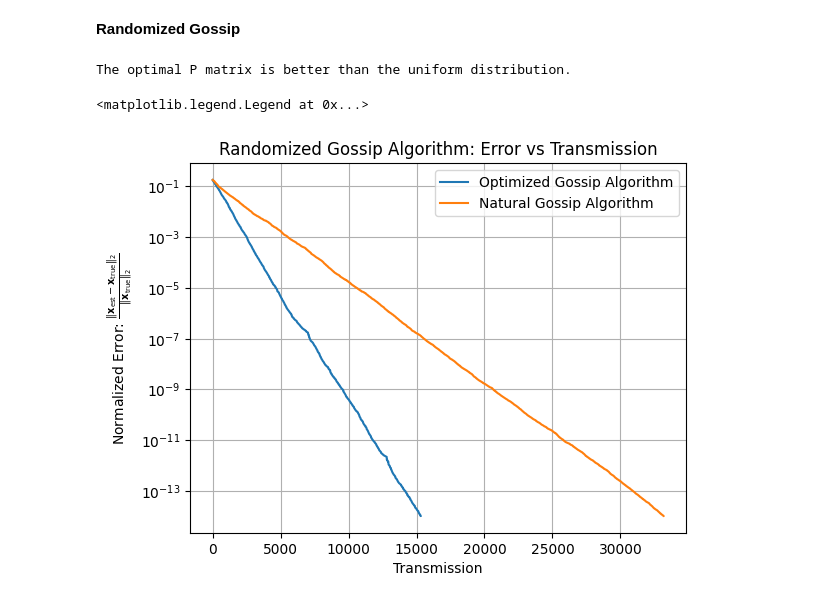
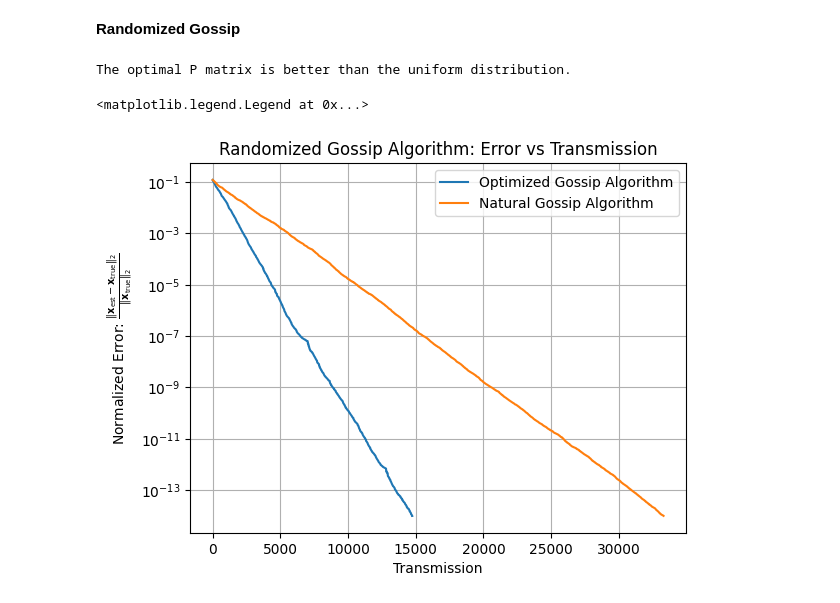
Before and after one commit to josephine-king/EE4540_Project, a Jupyter notebook: distributed_project.ipynb, the cells around one changed output. Drawn from its saved outputs; the diff is of its cells as text; code cells hidden in the pictures.

```diff
--- a/distributed_project.ipynb
+++ b/distributed_project.ipynb
@@ -74,7 +74,7 @@ def get_p_matrix(adjacency_matrix):
     W_bar_vec = p @ Wij_flat / n  # CVXPY expression
 
     # Reshape back to matrix
-    W_bar = cvx.reshape(W_bar_vec, (n, n))
+    W_bar = cvx.reshape(W_bar_vec, (n, n), order='F')
 
     # Introduce the constraints for P  - > row sum has to be 1
     row_sums = [0] * n
@@ -153,31 +153,31 @@ def randomized_gossip(adjacency_matrix, sensor_measurements, P, num_iter):
 
     return error_vals, est_average
 
 # Get the P and W_bar for both natural and optimized averaging
 P_opt = get_p_matrix(adjacency_matrix)
 P_nat = adjacency_matrix / np.sum(adjacency_matrix, axis=1, keepdims=True)
 W_bar1 = get_W_bar(P_opt, adjacency_matrix)
 W_bar2 = get_W_bar(P_nat, adjacency_matrix)
 
 
 if (np.linalg.eigvalsh(W_bar1)[::-1][1] < np.linalg.eigvalsh(W_bar2)[::-1][1]):
     print("The optimal P matrix is better than the uniform distribution.")
 else:
     print("The uniform distribution is better than the optimal P matrix.")
 
 # Get the errors and estimated averages
 error_vals1, est_average1 = randomized_gossip(adjacency_matrix, sensor_measurements, P_opt, 50000)
 error_vals2, est_average2 = randomized_gossip(adjacency_matrix, sensor_measurements, P_nat, 50000)
 
 plt.semilogy(error_vals1)
 plt.semilogy(error_vals2)
 
 plt.grid(True)
 plt.xlabel("Transmission")
 plt.ylabel(r"Normalized Error: $\frac{\|\mathbf{x}_{\mathrm{est}} - \mathbf{x}_{\mathrm{true}}\|_2}{\|\mathbf{x}_{\mathrm{true}}\|_2}$")
 plt.title("Randomized Gossip Algorithm: Error vs Transmission")
 plt.legend(["Optimized Gossip Algorithm", "Natural Gossip Algorithm"])
 # %% [output]
 The optimal P matrix is better than the uniform distribution.
 <matplotlib.legend.Legend at 0x...>
-[figure, old version]
+[figure, new version]
```
Also changed, not shown: parts of 1 cell of this notebook.
